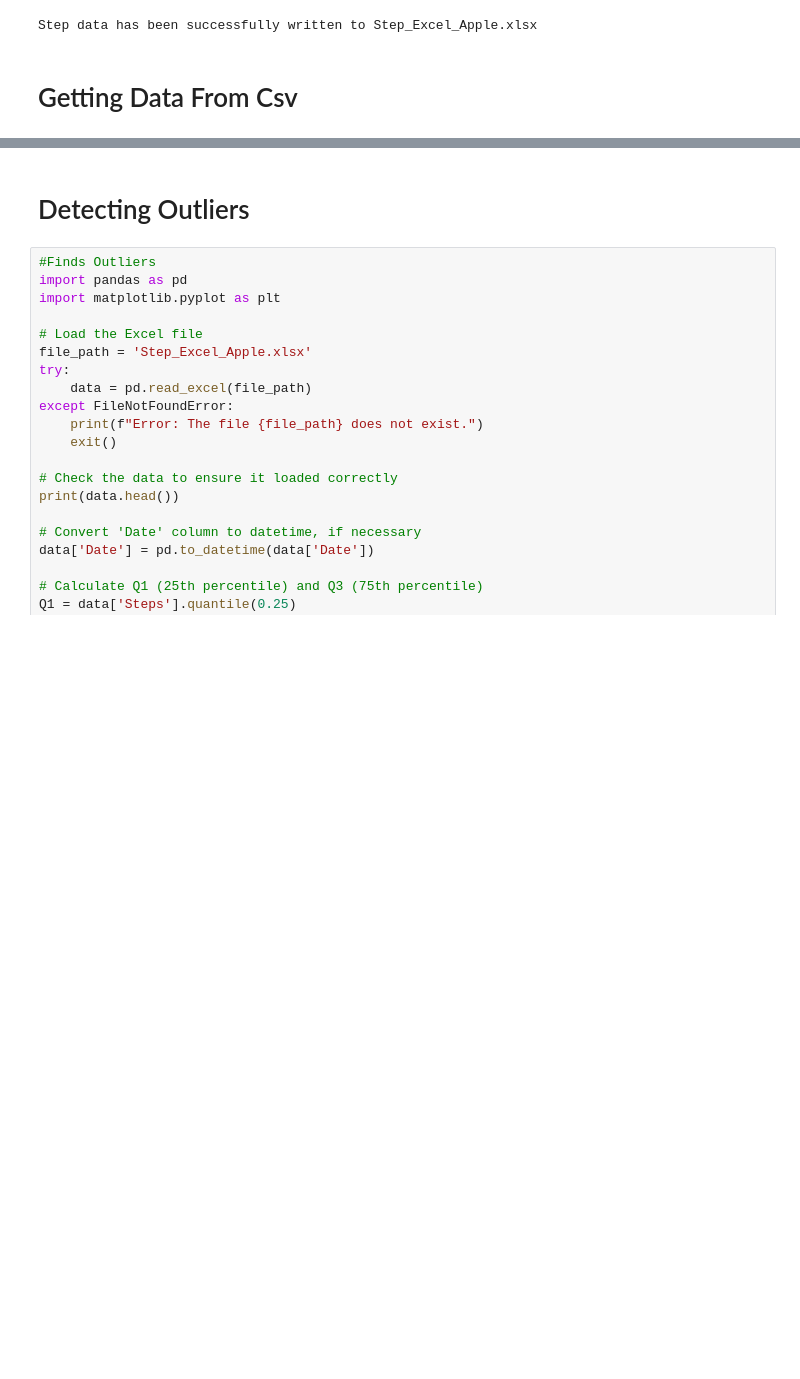
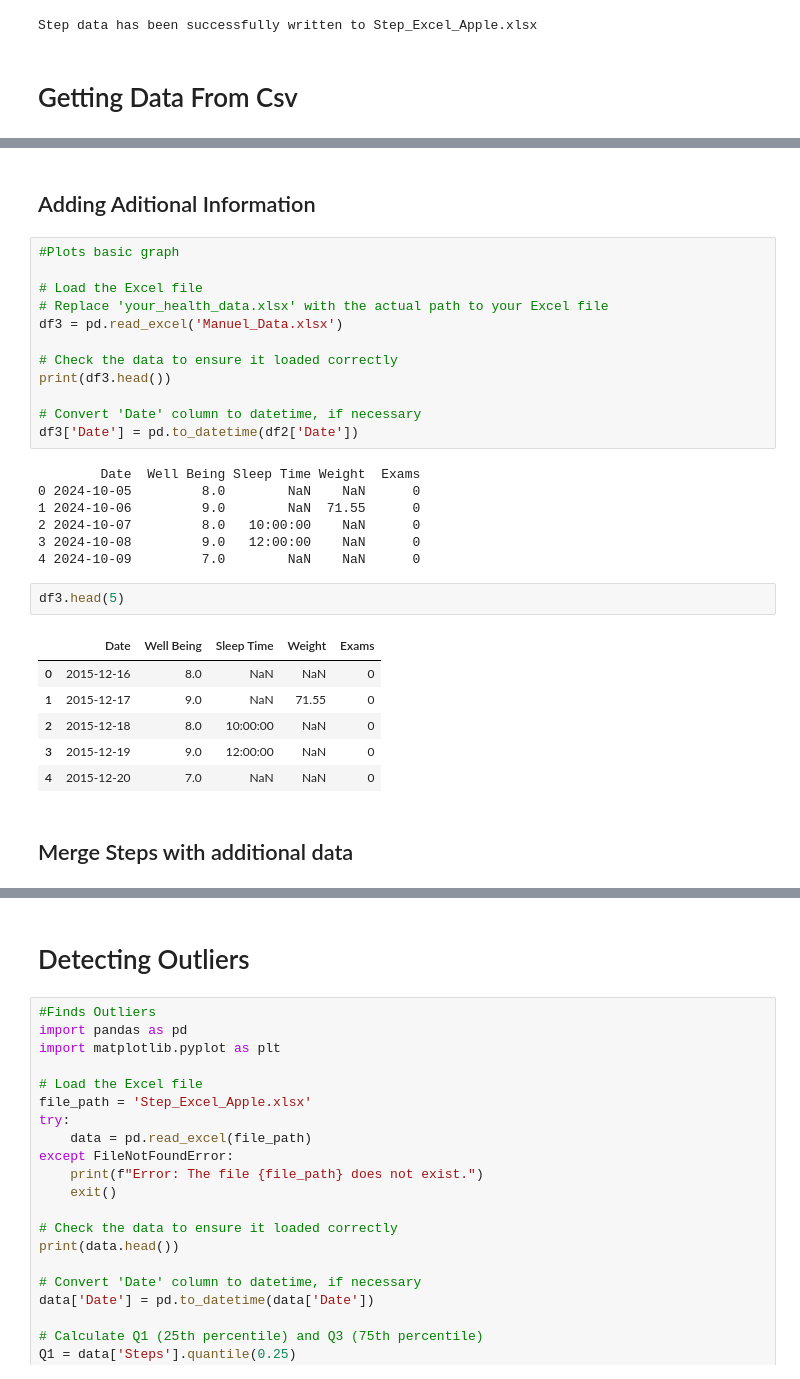
Before and after one commit to Akseldindisyan/my-step-count-analysis, a Jupyter notebook: Main.ipynb, the cells around one changed output, grey strips where cells are left out. Cells and saved outputs as stored; diff of their text form; blank space fills up the shorter version.

```diff
--- a/Main.ipynb
+++ b/Main.ipynb
@@ -109,0 +169,32 @@ plt.show()
+# %% [markdown]
+## Adding Aditional Information
+# %%
+#Plots basic graph
+
+# Load the Excel file
+# Replace 'your_health_data.xlsx' with the actual path to your Excel file
+df3 = pd.read_excel('Manuel_Data.xlsx')
+
+# Check the data to ensure it loaded correctly
+print(df3.head())
+
+# Convert 'Date' column to datetime, if necessary
+df3['Date'] = pd.to_datetime(df2['Date'])
+# %% [output]
+        Date  Well Being Sleep Time Weight  Exams
+0 2024-10-05         8.0        NaN    NaN      0
+1 2024-10-06         9.0        NaN  71.55      0
+2 2024-10-07         8.0   10:00:00    NaN      0
+3 2024-10-08         9.0   12:00:00    NaN      0
+4 2024-10-09         7.0        NaN    NaN      0
+# %%
+df3.head(5)
+# %% [output]
+|  | Date | Well Being | Sleep Time | Weight | Exams |
+| 0 | 2015-12-16 | 8.0 | NaN | NaN | 0 |
+| 1 | 2015-12-17 | 9.0 | NaN | 71.55 | 0 |
+| 2 | 2015-12-18 | 8.0 | 10:00:00 | NaN | 0 |
+| 3 | 2015-12-19 | 9.0 | 12:00:00 | NaN | 0 |
+| 4 | 2015-12-20 | 7.0 | NaN | NaN | 0 |
+# %% [markdown]
+## Merge Steps with additional data
```
Also changed, not shown: parts of 12 cells of this notebook.
